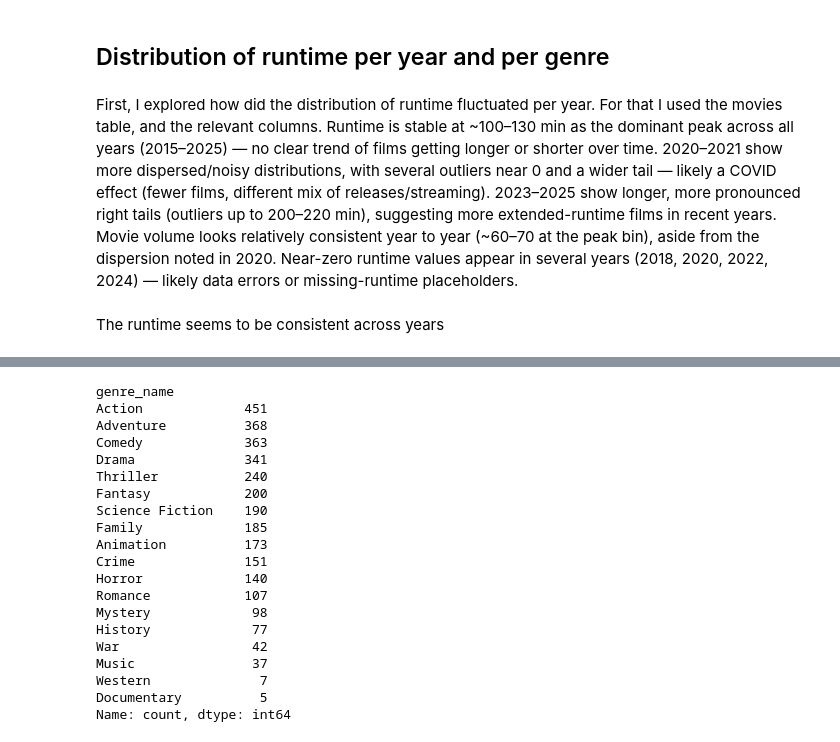
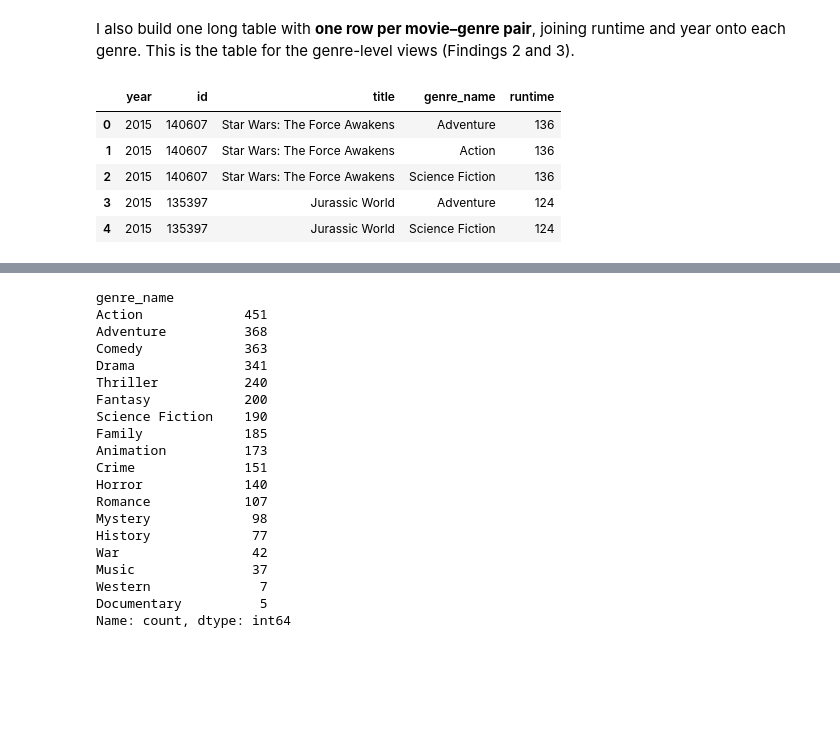
Before and after one commit to domenicapalominoh-lang/me204-final-project, a Jupyter notebook: notebooks/NB03-Data-Analysis.ipynb, the cells around one changed output, grey strips where cells are left out. Cells and saved outputs as stored; diff of their text form; code cells hidden in the pictures; blank space fills up the shorter version.

```diff
--- a/notebooks/NB03-Data-Analysis.ipynb
+++ b/notebooks/NB03-Data-Analysis.ipynb
@@ -18,10 +20,3 @@ Then, I select the data from the tables in the database
 movies = pd.read_sql("SELECT * FROM movies", conn)
 genres = pd.read_sql("SELECT * FROM genres", conn)
 genres_movie = pd.read_sql("SELECT * FROM movie_genres", conn)
-# %% [markdown]
-## Distribution of runtime per year and per genre
-# %% [markdown]
-First, I explored how did the distribution of runtime fluctuated per year. For that I used the movies table, and the relevant columns. Runtime is stable at ~100–130 min as the dominant peak across all years (2015–2025) — no clear trend of films getting longer or shorter over time. 2020–2021 show more dispersed/noisy distributions, with several outliers near 0 and a wider tail — likely a COVID effect (fewer films, different mix of releases/streaming).
-2023–2025 show longer, more pronounced right tails (outliers up to 200–220 min), suggesting more extended-runtime films in recent years.
-Movie volume looks relatively consistent year to year (~60–70 at the peak bin), aside from the dispersion noted in 2020.
-Near-zero runtime values appear in several years (2018, 2020, 2022, 2024) — likely data errors or missing-runtime placeholders.
@@ -31,16 +23,25 @@ fig_years.update_yaxes(title_text="Number of movies")
-# %% [markdown]
-The runtime seems to be consistent across years
+# %% [markdown]
+I also build one long table with **one row per movie–genre pair**, joining runtime and year onto each genre. This is the table for the genre-level views (Findings 2 and 3).
 # %%
 q_genres = pd.read_sql("""
 
 SELECT
     m.year,
     m.id,
     m.title,
     g.genre_name,
     m.runtime
 FROM movies m
 JOIN movie_genres g ON m.id = g.id
 ORDER BY m.year ASC
 
 """, conn)
+
+q_genres.head()
+# %% [output]
+|  | year | id | title | genre_name | runtime |
+| 0 | 2015 | 140607 | Star Wars: The Force Awakens | Adventure | 136 |
+| 1 | 2015 | 140607 | Star Wars: The Force Awakens | Action | 136 |
+| 2 | 2015 | 140607 | Star Wars: The Force Awakens | Science Fiction | 136 |
+| 3 | 2015 | 135397 | Jurassic World | Adventure | 124 |
+| 4 | 2015 | 135397 | Jurassic World | Science Fiction | 124 |
```
Also changed, not shown: parts of 40 cells of this notebook, 10 other files.
